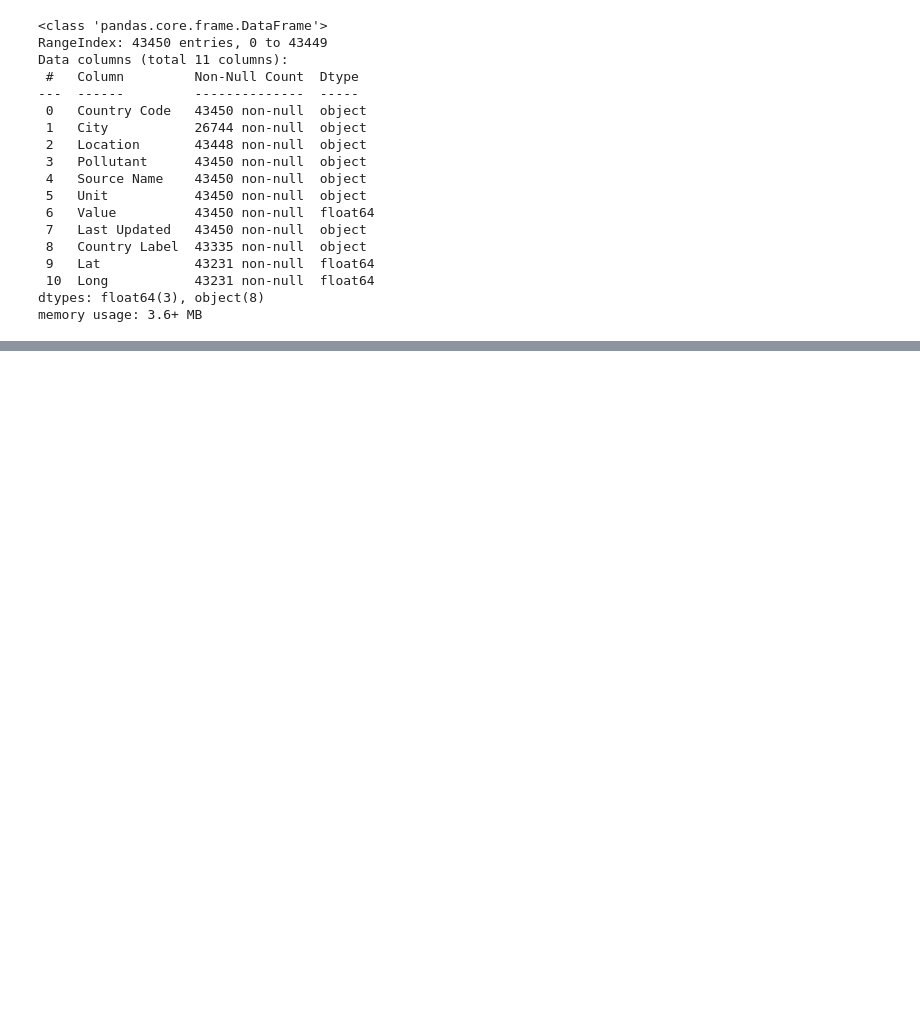
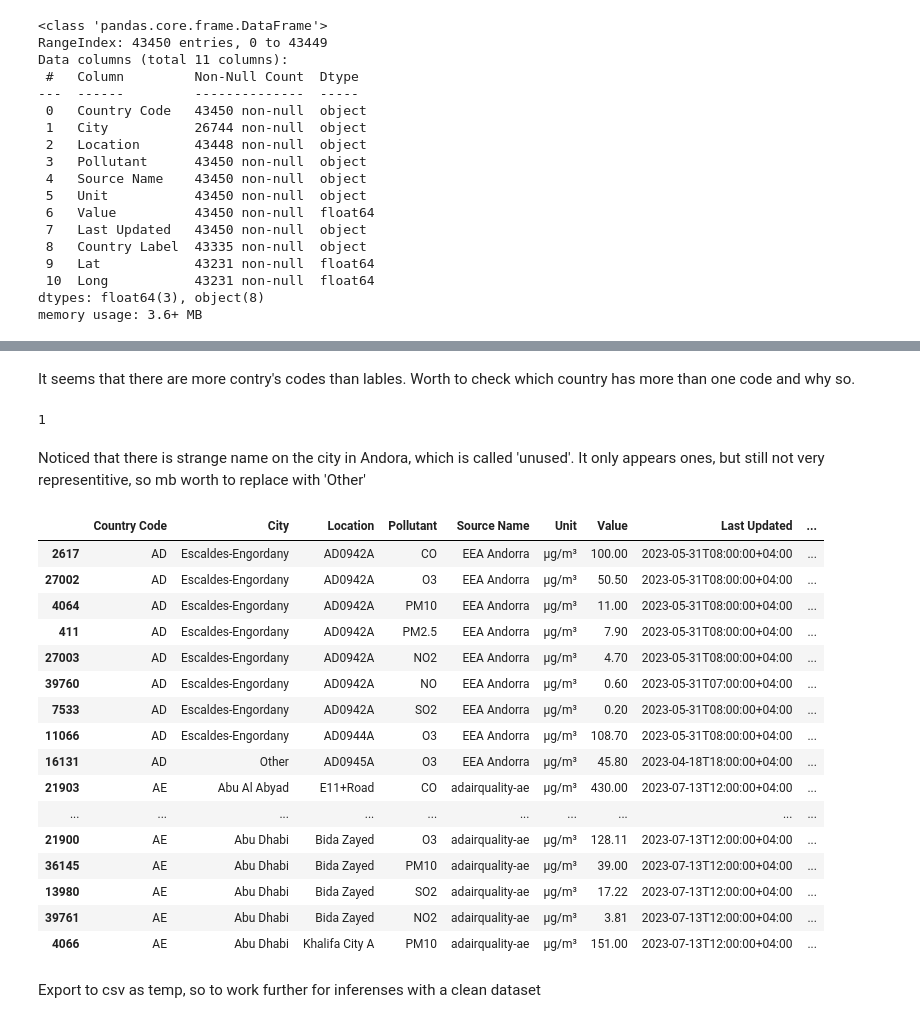
Before and after one commit to AntonGorev/SE-and-AirQual-Data-Analysis, a Jupyter notebook: AIR_Q_EDA.ipynb, the cells around one changed output, grey strips where cells are left out. Drawn from its saved outputs; the diff is of its cells as text; code cells hidden in the pictures; blank space fills up the shorter version.

Commit message:
Update AIR_Q_EDA.ipynb
Further Cleaning and data prep:
- sorting
- etc

```diff
--- a/AIR_Q_EDA.ipynb
+++ b/AIR_Q_EDA.ipynb
@@ -131,0 +143,35 @@ dfAir.to_csv('temp\\AIRclean.csv', index=False)
+# %% [markdown]
+It seems that there are more contry's codes than lables. Worth to check which country has more than one code and why so.
+# %%
+# sort/further cleaning
+dfAir_sorted = dfAir.sort_values(by=['Country Code', 'City', 'Location', 'Unit', 'Value'], ascending=[True,True,True,True,False])
+dfAir_sorted.head(30)
+dfAir_sorted['City'].value_counts().get('unused',0)
+# %% [output]
+1
+# %% [markdown]
+Noticed that there is strange name on the city in Andora, which is called 'unused'. It only appears ones, but still not very representitive, so mb worth to replace with 'Other'
+# %%
+dfAir_sorted['City'] = dfAir_sorted['City'].replace({'unused': 'Other'})
+# %%
+dfAir_sorted.head(30)
+# %% [output]
+|  | Country Code | City | Location | Pollutant | Source Name | Unit | Value | Last Updated | ... |
+| 2617 | AD | Escaldes-Engordany | AD0942A | CO | EEA Andorra | µg/m³ | 100.00 | 2023-05-31T08:00:00+04:00 | ... |
+| 27002 | AD | Escaldes-Engordany | AD0942A | O3 | EEA Andorra | µg/m³ | 50.50 | 2023-05-31T08:00:00+04:00 | ... |
+| 4064 | AD | Escaldes-Engordany | AD0942A | PM10 | EEA Andorra | µg/m³ | 11.00 | 2023-05-31T08:00:00+04:00 | ... |
+| 411 | AD | Escaldes-Engordany | AD0942A | PM2.5 | EEA Andorra | µg/m³ | 7.90 | 2023-05-31T08:00:00+04:00 | ... |
+| 27003 | AD | Escaldes-Engordany | AD0942A | NO2 | EEA Andorra | µg/m³ | 4.70 | 2023-05-31T08:00:00+04:00 | ... |
+| 39760 | AD | Escaldes-Engordany | AD0942A | NO | EEA Andorra | µg/m³ | 0.60 | 2023-05-31T07:00:00+04:00 | ... |
+| 7533 | AD | Escaldes-Engordany | AD0942A | SO2 | EEA Andorra | µg/m³ | 0.20 | 2023-05-31T08:00:00+04:00 | ... |
+| 11066 | AD | Escaldes-Engordany | AD0944A | O3 | EEA Andorra | µg/m³ | 108.70 | 2023-05-31T08:00:00+04:00 | ... |
+| 16131 | AD | Other | AD0945A | O3 | EEA Andorra | µg/m³ | 45.80 | 2023-04-18T18:00:00+04:00 | ... |
+| 21903 | AE | Abu Al Abyad | E11+Road | CO | adairquality-ae | µg/m³ | 430.00 | 2023-07-13T12:00:00+04:00 | ... |
+| ... | ... | ... | ... | ... | ... | ... | ... | ... | ... |
+| 21900 | AE | Abu Dhabi | Bida Zayed | O3 | adairquality-ae | µg/m³ | 128.11 | 2023-07-13T12:00:00+04:00 | ... |
+| 36145 | AE | Abu Dhabi | Bida Zayed | PM10 | adairquality-ae | µg/m³ | 39.00 | 2023-07-13T12:00:00+04:00 | ... |
+| 13980 | AE | Abu Dhabi | Bida Zayed | SO2 | adairquality-ae | µg/m³ | 17.22 | 2023-07-13T12:00:00+04:00 | ... |
+| 39761 | AE | Abu Dhabi | Bida Zayed | NO2 | adairquality-ae | µg/m³ | 3.81 | 2023-07-13T12:00:00+04:00 | ... |
+| 4066 | AE | Abu Dhabi | Khalifa City A | PM10 | adairquality-ae | µg/m³ | 151.00 | 2023-07-13T12:00:00+04:00 | ... |
+# %% [markdown]
+Export to csv as temp, so to work further for inferenses with a clean dataset
```
Also changed, not shown: parts of 4 cells of this notebook.
